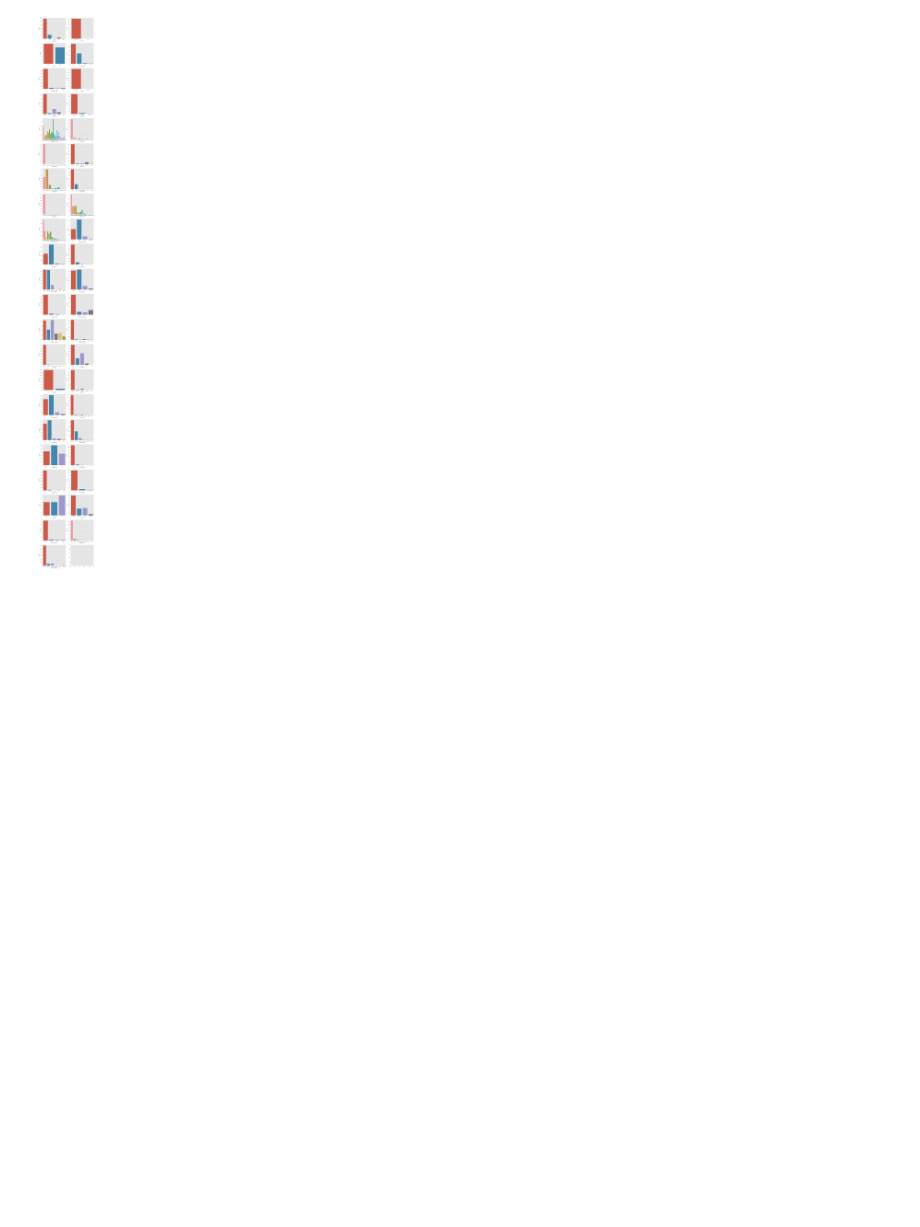
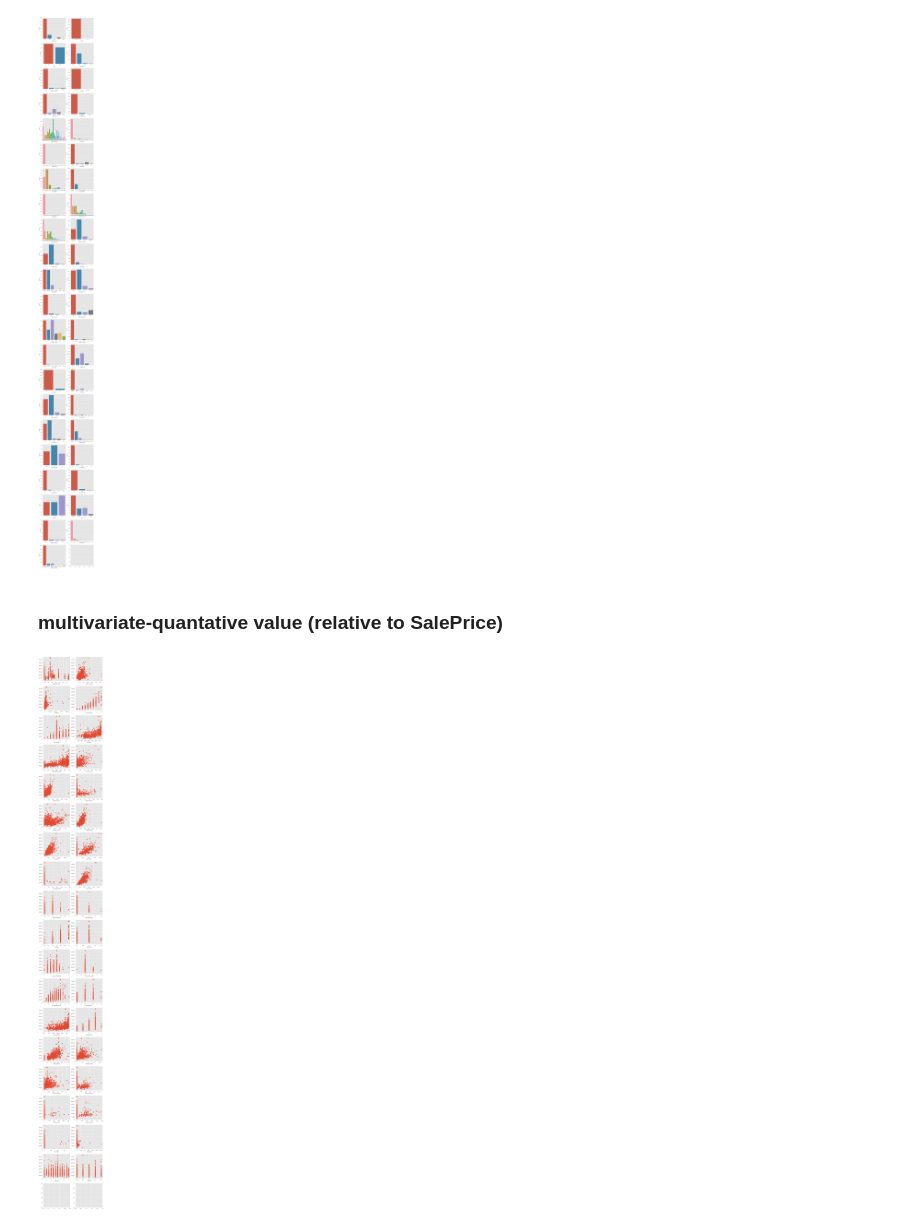
Before and after one commit to wjy5446/house-price-project, a Jupyter notebook: YoonJaeyoung/house-price-analysis.ipynb, the cells around one changed output. Saved outputs shown, nothing was run; the diff lists cells and outputs as text; code cells hidden in the pictures; blank space fills up the shorter version.

Commit message:
Add the source about EDA 1. Make the function that displays the boxplot between qualitative value and target 2. Make the function that displays the scatter plot between quantitative value and target

```diff
--- a/YoonJaeyoung/house-price-analysis.ipynb
+++ b/YoonJaeyoung/house-price-analysis.ipynb
@@ -49,7 +49,7 @@ def extractQuanFromPD(data, index = None, target = None):
     quan_columns = [ c for c in data.columns if data[c].dtype != "object"]
 
     if(index != None):
-        quan_columns.remove(id)
+        quan_columns.remove(index)
     if(target != None):
         quan_columns.remove(target)
 
@@ -61,7 +61,7 @@ def extractQualFromPD(data, index = None, target = None):
     qual_columns = [ c for c in data.columns if data[c].dtype == "object"]
 
     if(index != None):
-        qual_columns.remove(id)
+        qual_columns.remove(index)
     if(target != None):
         qual_columns.remove(target)
 
@@ -148,3 +148,40 @@ def dispUniQual(data, size = (5, 5)):
 dispUniQual(df_train_qual)
 # %% [output]
 [figure]
+# %% [markdown]
+### multivariate-quantative value (relative to SalePrice)
+# %%
+def dispMultiQuan_target(data, target, size = (5, 5)):
+    data[target.name] = target
+
+    n_data_columns = len(data.columns)
+    col = 2
+    row = n_data_columns // 2 if (n_data_columns % 2) == 0 else (n_data_columns // 2) + 1
+
+    i = 0
+    j = 0
+
+    f, axes = plt.subplots(row, col, figsize = (size[0]*col, size[1]*row))
+
+    for c in data.columns:
+
+        if(c == target.name):
+            continue
+
+        tmp_data = pd.DataFrame(data, columns = [c, target.name])
+        if(tmp_data.isnull().all()[c] == False):
+            tmp_data.dropna(inplace = True)
+
+        # display the scattor
+        axes[i, j].scatter(tmp_data[c], tmp_data[target.name])
+        axes[i, j].set_xlabel(c)
+
+        j+=1
+
+        if j == 2:
+            i += 1
+            j = 0
+# %%
+dispMultiQuan_target(df_train_quan, df_train["SalePrice"])
+# %% [output]
+[figure, added]
```
Also changed, not shown: parts of 5 cells of this notebook.
